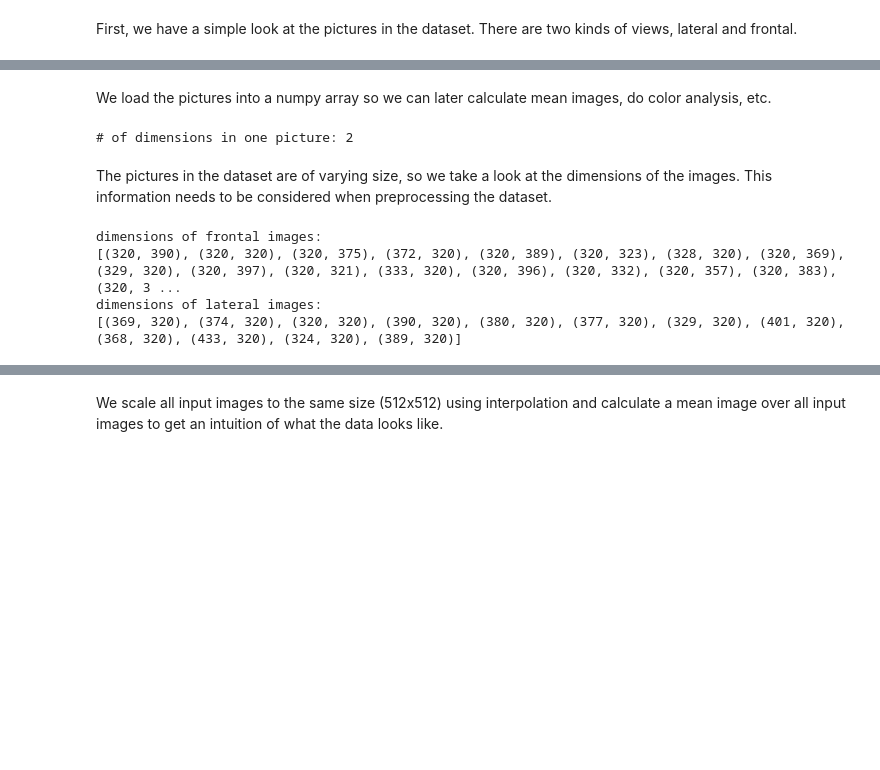
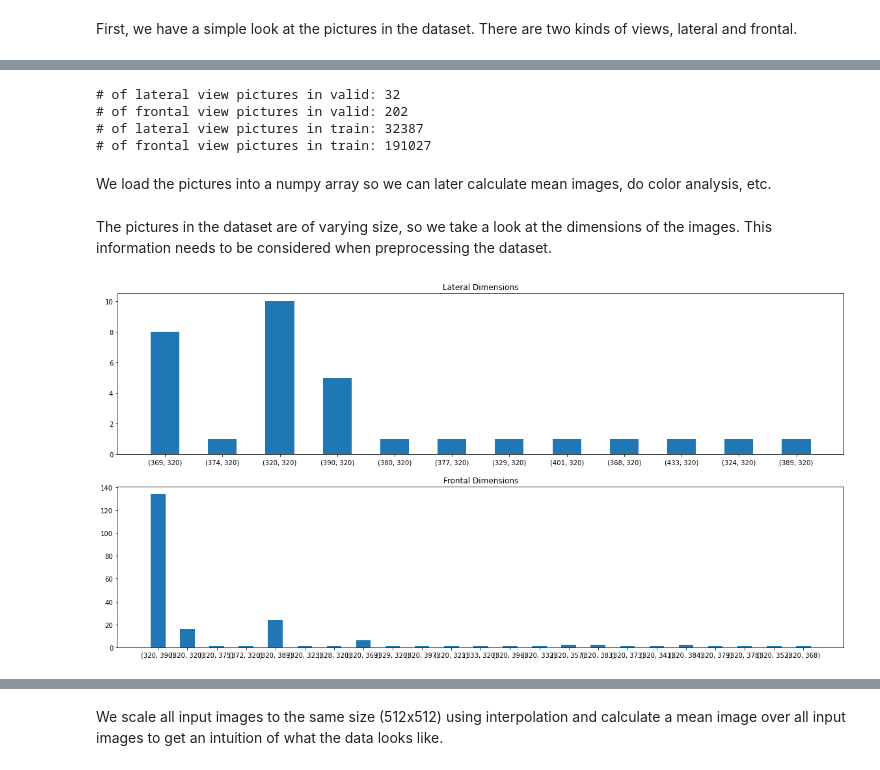
Before and after one commit to TobiasSchmidtDE/DeepL-MedicalImaging, a Jupyter notebook: src/datasets/chexpert_exploration.ipynb, the cells around one changed output, grey strips where cells are left out. Cells and saved outputs as stored; diff of their text form; code cells hidden in the pictures; blank space fills up the shorter version.

```diff
--- a/src/datasets/chexpert_exploration.ipynb
+++ b/src/datasets/chexpert_exploration.ipynb
@@ -55,20 +48,12 @@ plt.show()
+# %%
+print('# of lateral view pictures in valid:', len(valid_labels[valid_labels["Frontal/Lateral"] == "Lateral"]))
+print('# of frontal view pictures in valid:', len(valid_labels[valid_labels["Frontal/Lateral"] == "Frontal"]))
+print('# of lateral view pictures in train:', len(train_labels[train_labels["Frontal/Lateral"] == "Lateral"]))
+print('# of frontal view pictures in train:', len(train_labels[train_labels["Frontal/Lateral"] == "Frontal"]))
+# %% [output]
+# of lateral view pictures in valid: 32
+# of frontal view pictures in valid: 202
+# of lateral view pictures in train: 32387
+# of frontal view pictures in train: 191027
 # %% [markdown]
 We load the pictures into a numpy array so we can later calculate mean images, do color analysis, etc.
-# %%
-# when doing this with the train data the IOPub data rate is exceeded, hence we use valid for now
-lateral_list = []
-frontal_list = []
-patients = os.listdir(chexpert_folder + 'valid')
-for patient in patients:
-    studies = os.listdir(os.path.join(chexpert_folder + 'valid', patient))
-    for study in studies:
-        views = os.listdir(os.path.join(chexpert_folder + 'valid', patient, study))
-        for view in views:
-            path = os.path.join(chexpert_folder + 'valid', patient, study, view)
-            if 'lateral' in view:
-                lateral_list.append(mpimg.imread(path))
-            else:
-                frontal_list.append(mpimg.imread(path))
-print('# of dimensions in one picture:', frontal_list[0].ndim)
-# %% [output]
-# of dimensions in one picture: 2
@@ -76,23 +68,29 @@ print('# of dimensions in one picture:', frontal_list[0].ndim)
 The pictures in the dataset are of varying size, so we take a look at the dimensions of the images. This information needs to be
 considered when preprocessing the dataset.
 # %%
-frontal_dimensions = []
+# Prints all the different dimensions that images have
+frontal_dimensions = {}
 for img in frontal_list:
-    dim = (len(img), len(img[0]))
-    if dim not in frontal_dimensions:
-        frontal_dimensions.append(dim)
-print('dimensions of frontal images:')
-print(frontal_dimensions)
+    dim = str((len(img), len(img[0])))
+    if dim not in frontal_dimensions.keys():
+        frontal_dimensions[dim] = 1
+    else:
+        frontal_dimensions[dim] += 1
 
-lateral_dimensions = []
+
+lateral_dimensions = {}
 for img in lateral_list:
-    dim = (len(img), len(img[0]))
-    if dim not in lateral_dimensions:
-        lateral_dimensions.append(dim)
-print('dimensions of lateral images:')
-print(lateral_dimensions)
+    dim = str((len(img), len(img[0])))
+    if dim not in lateral_dimensions.keys():
+        lateral_dimensions[dim] = 1
+    else:
+        lateral_dimensions[dim] += 1
+
+fig, axs = plt.subplots(nrows=2, figsize = (20,10))
+axs[0].set_title('Lateral Dimensions')
+axs[0].bar(list(lateral_dimensions.keys()), list(lateral_dimensions.values()), 0.5)
+axs[1].set_title('Frontal Dimensions')
+axs[1].bar(list(frontal_dimensions.keys()), list(frontal_dimensions.values()), 0.5)
+plt.show()
 # %% [output]
-dimensions of frontal images:
-[(320, 390), (320, 320), (320, 375), (372, 320), (320, 389), (320, 323), (328, 320), (320, 369), (329, 320), (320, 397), (320, 321), (333, 320), (320, 396), (320, 332), (320, 357), (320, 383), (320, 3 ...
-dimensions of lateral images:
-[(369, 320), (374, 320), (320, 320), (390, 320), (380, 320), (377, 320), (329, 320), (401, 320), (368, 320), (433, 320), (324, 320), (389, 320)]
+[figure, added]
```
Also changed, not shown: parts of 6 cells of this notebook, 3 other files.
